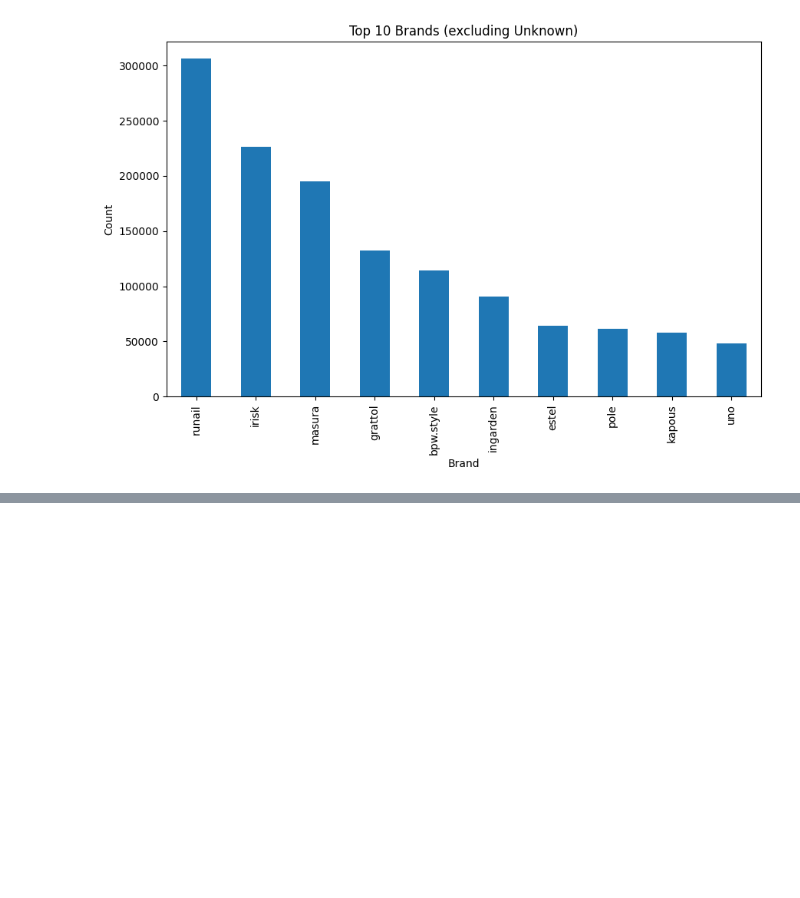
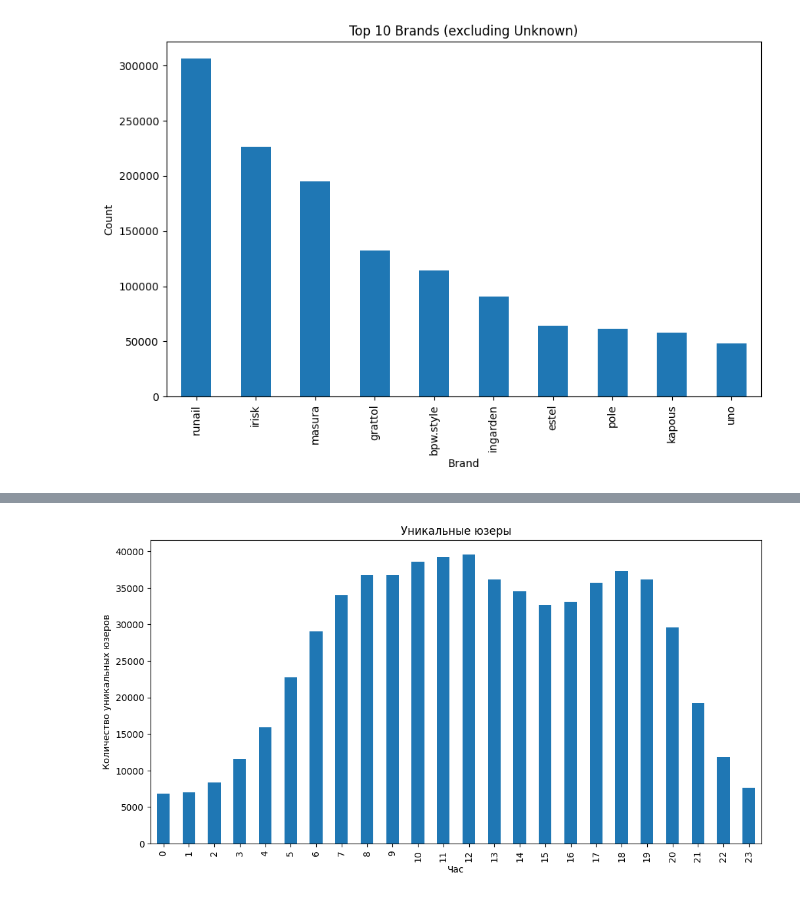
Before and after one commit to bertnyak/ecom_events, a Jupyter notebook: 01_eda.ipynb, the cells around one changed output, grey strips where cells are left out. Drawn from its saved outputs; the diff is of its cells as text; code cells hidden in the pictures; blank space fills up the shorter version.

```diff
--- a/01_eda.ipynb
+++ b/01_eda.ipynb
@@ -137,0 +239,12 @@ plt.show()
+# %%
+df['hour'] = df['event_time'].dt.hour
+hourly_events = df.groupby('hour')['user_id'].nunique()
+
+plt.figure(figsize=(12, 6))
+hourly_events.plot(kind='bar')
+plt.title('Уникальные юзеры')
+plt.xlabel('Час')
+plt.ylabel('Количество уникальных юзеров')
+plt.show()
+# %% [output]
+[figure, added]
```
Also changed, not shown: parts of 5 cells of this notebook.
